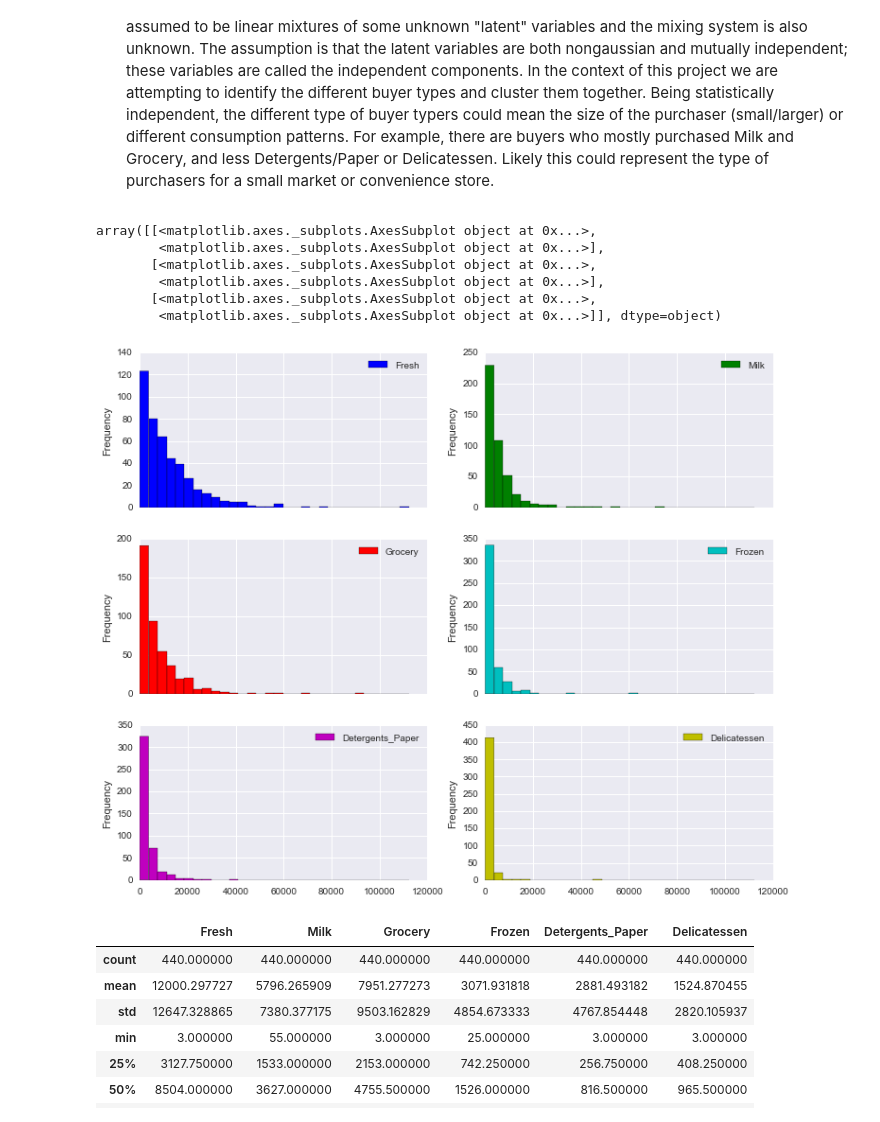
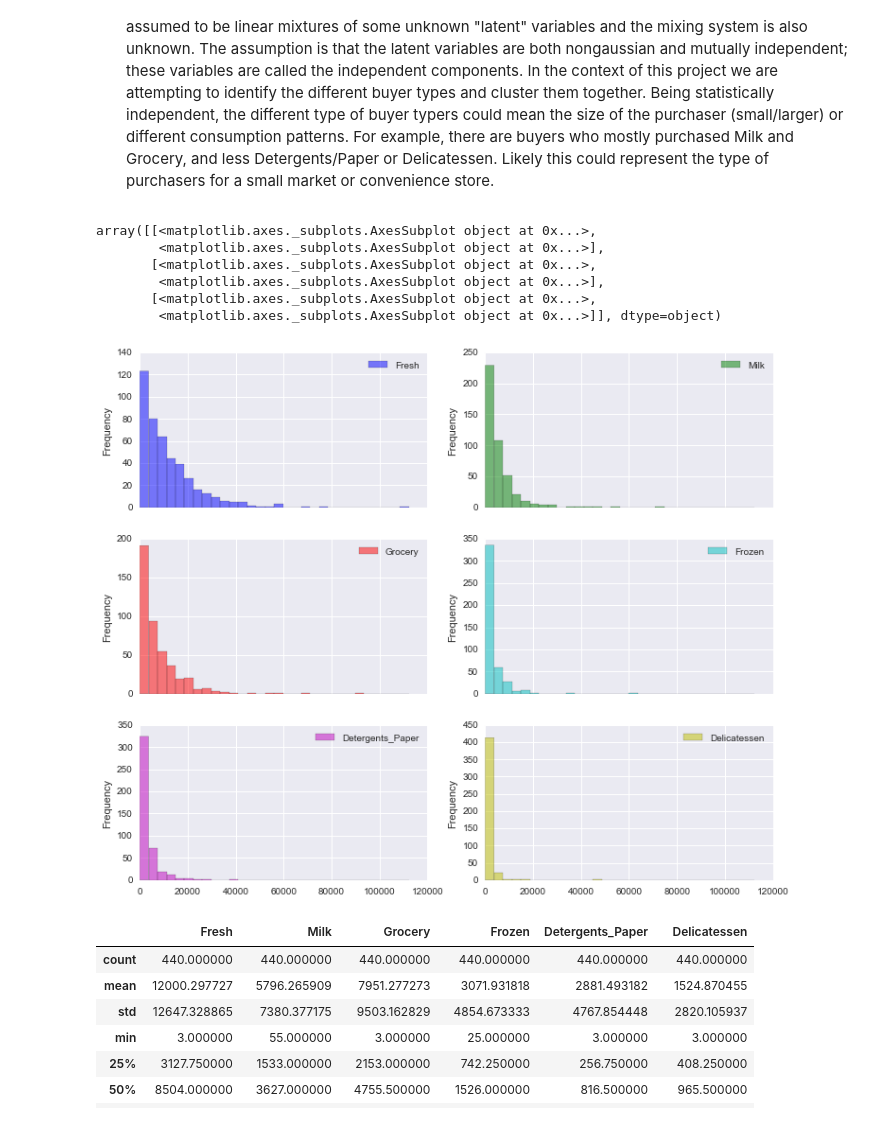
Before and after one commit to Tsmith5151/Customer-Segments, a Jupyter notebook: customer_segments.ipynb, the cells around one changed output. Saved outputs shown, nothing was run; the diff lists cells and outputs as text; code cells hidden in the pictures.

```diff
--- a/customer_segments.ipynb
+++ b/customer_segments.ipynb
@@ -52,15 +54,15 @@ data.head()
 
 - Independent Component Analysis (ICA) is a statistical technique for identifying the underlying hidden factors for a given multidimensional dataset. In short, ICA produces dimensions of variation where the dimensions (features) are as statistically independent from one another. The data variables are assumed to be linear mixtures of some unknown "latent" variables and the mixing system is also unknown. The assumption is that the latent variables are both nongaussian and mutually independent; these variables are called the independent components. In the context of this project we are attempting to identify the different buyer types and cluster them together. Being statistically independent, the different type of buyer typers could mean the size of the purchaser (small/larger) or different consumption patterns. For example, there are buyers who mostly purchased Milk and Grocery, and less Detergents/Paper or Delicatessen. Likely this could represent the type of purchasers for a small market or convenience store.
 # %%
-data.plot(kind='hist',bins = 30, subplots=True, layout=(3,2), legend=True, figsize=(12,10))
+data.plot(kind='hist',alpha=0.5,bins = 30, subplots=True, layout=(3,2), legend=True, figsize=(12,10))
 # %% [output]
 array([[<matplotlib.axes._subplots.AxesSubplot object at 0x...>,
         <matplotlib.axes._subplots.AxesSubplot object at 0x...>],
        [<matplotlib.axes._subplots.AxesSubplot object at 0x...>,
         <matplotlib.axes._subplots.AxesSubplot object at 0x...>],
        [<matplotlib.axes._subplots.AxesSubplot object at 0x...>,
         <matplotlib.axes._subplots.AxesSubplot object at 0x...>]], dtype=object)
-[figure, old version]
+[figure, new version]
 # %%
 data.describe()
 # %% [output]
```
Also changed, not shown: parts of 15 cells of this notebook.
